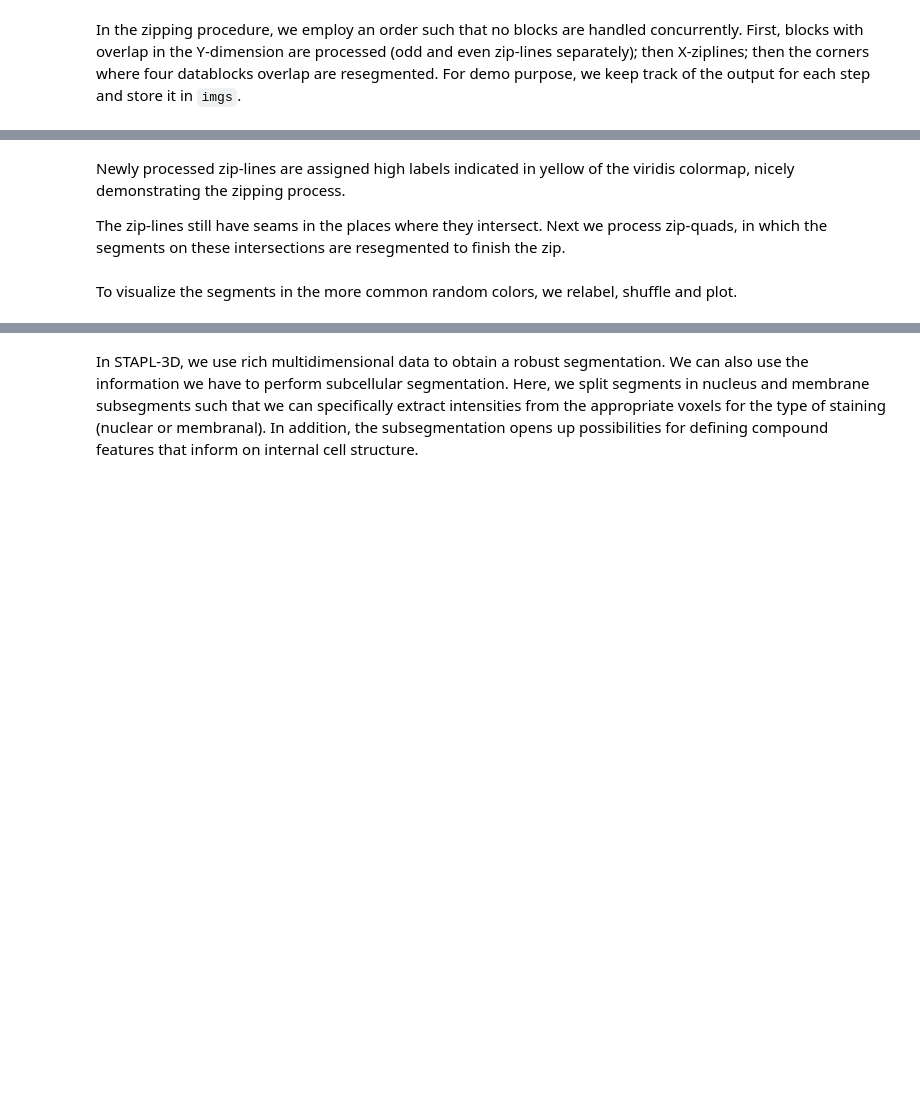
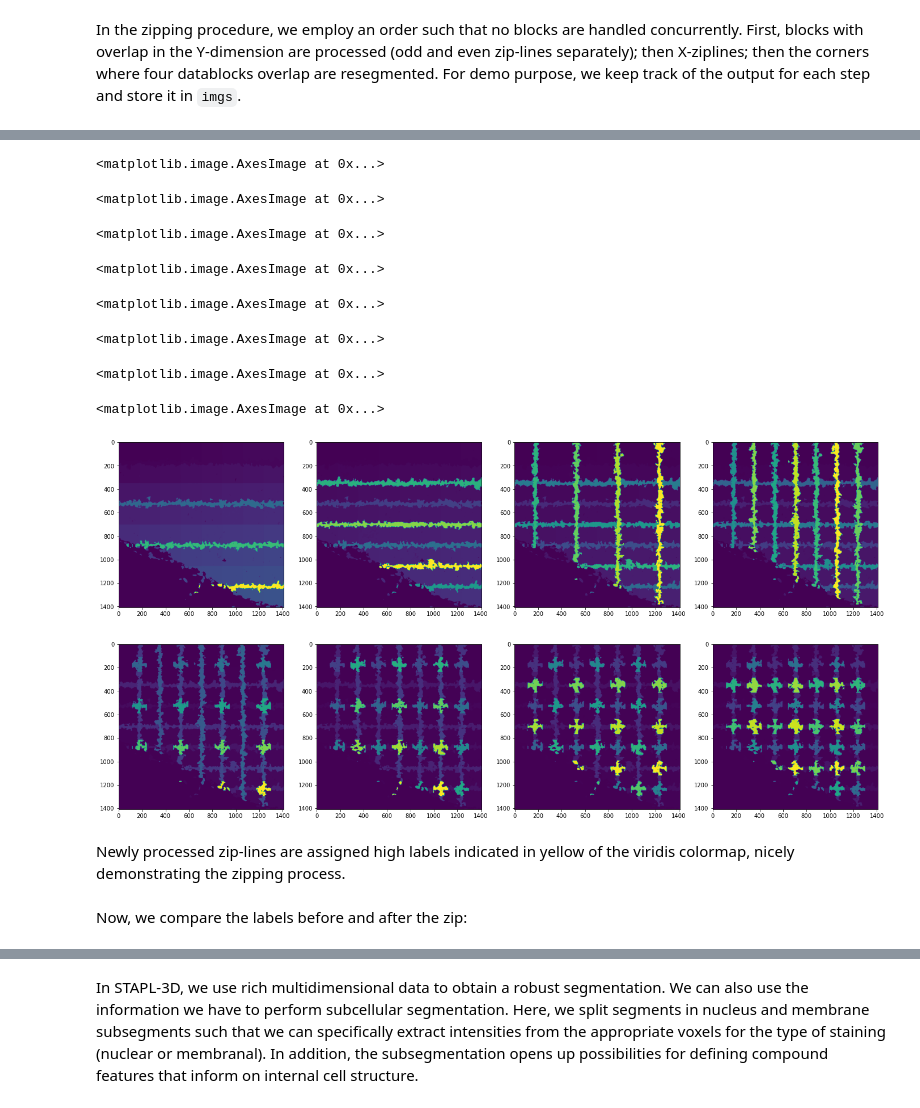
Before and after one commit to RiosGroup/STAPL3D, a Jupyter notebook: demos/segmentation_demo.ipynb, the cells around one changed output, grey strips where cells are left out. Drawn from its saved outputs; the diff is of its cells as text; code cells hidden in the pictures; blank space fills up the shorter version.

```diff
--- a/demos/segmentation_demo.ipynb
+++ b/demos/segmentation_demo.ipynb
@@ -317,0 +776,14 @@ plt.show()
+# %%
+step_id = 'estimate'
+
+# write maxlabels to file
+outputs = zipp3r._prep_paths(zipp3r.outputpaths[step_id])
+maxlabelfile = outputs['maxlabelfile']
+kwargs = {}
+arglist = zipp3r._prep_step(step_id, kwargs)
+filepaths = zipp3r._get_filepaths(arglist)
+zipping.get_maxlabels_from_attribute(
+    filepaths,
+    zipp3r.ids_labels,
+    maxlabelfile,
+)
@@ -348,4 +998,19 @@ plt.show()
+# %%
+f, axs = plt.subplots(2, 4, figsize=(24, 12))
+for img, ax in zip(imgs, axs.flat):
+    ax.imshow(img)
+plt.show()
+# %% [output]
+<matplotlib.image.AxesImage at 0x...>
+<matplotlib.image.AxesImage at 0x...>
+<matplotlib.image.AxesImage at 0x...>
+<matplotlib.image.AxesImage at 0x...>
+<matplotlib.image.AxesImage at 0x...>
+<matplotlib.image.AxesImage at 0x...>
+<matplotlib.image.AxesImage at 0x...>
+<matplotlib.image.AxesImage at 0x...>
+[figure, added]
 # %% [markdown]
 Newly processed zip-lines are assigned high labels indicated in yellow of the viridis colormap, nicely demonstrating the zipping process.
 
-The zip-lines still have seams in the places where they intersect. Next we process zip-quads, in which the segments on these intersections are resegmented to finish the zip.
+<!---The zip-lines still have seams in the places where they intersect. Next we process zip-quads, in which the segments on these intersections are resegmented to finish the zip.-->
@@ -378,2 +1016,0 @@ plt.show()
-# %% [markdown]
-To visualize the segments in the more common random colors, we relabel, shuffle and plot.
@@ -397,0 +1017,2 @@ plt.show()
+# %% [markdown]
+Now, we compare the labels before and after the zip:
```
Also changed, not shown: parts of 91 cells of this notebook.
